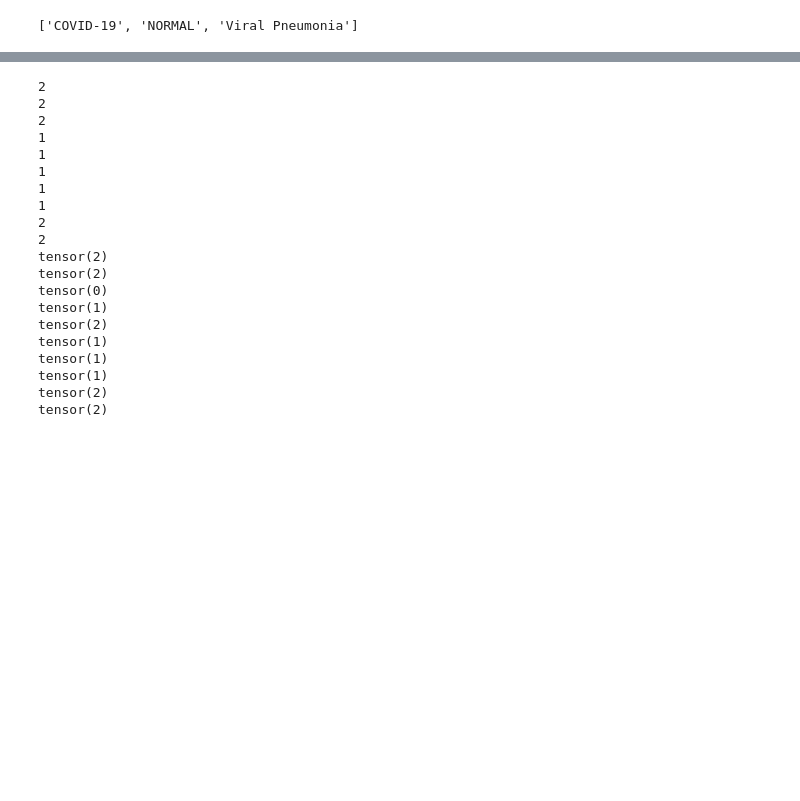
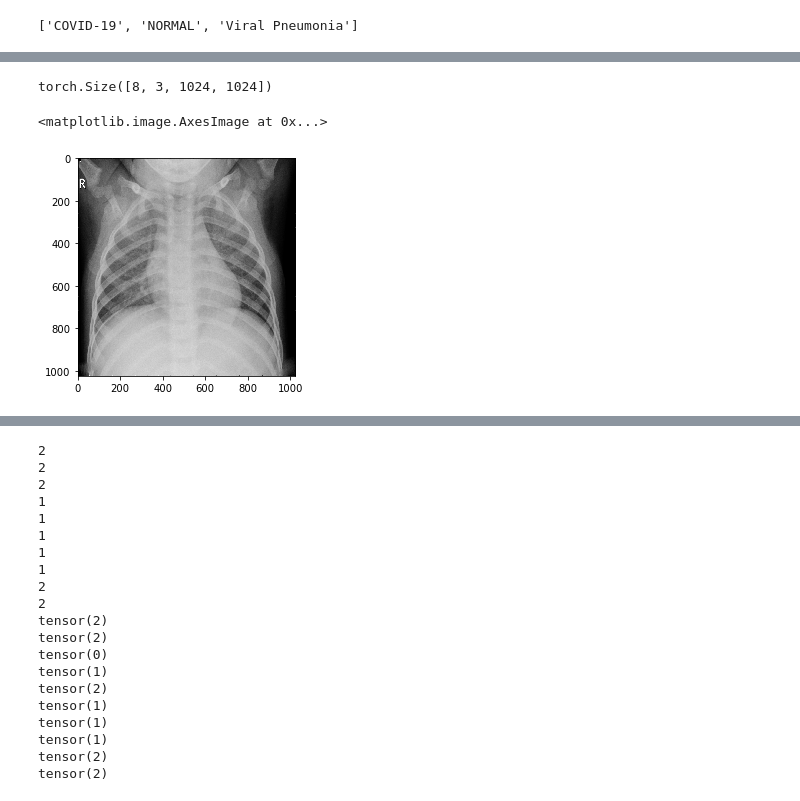
Before and after one commit to jmt0221/covid, a Jupyter notebook: covid-rec.ipynb, the cells around one changed output, grey strips where cells are left out. Drawn from its saved outputs; the diff is of its cells as text; code cells hidden in the pictures; blank space fills up the shorter version.

```diff
--- a/covid-rec.ipynb
+++ b/covid-rec.ipynb
@@ -46,0 +67,9 @@ tensor([2, 2, 0, 1, 2, 1, 1, 1, 2, 2])
+# %%
+inpt.shape
+# %% [output]
+torch.Size([8, 3, 1024, 1024])
+# %%
+plt.imshow(inpt[4].permute(1,2,0))
+# %% [output]
+<matplotlib.image.AxesImage at 0x...>
+[figure, added]
```
Also changed, not shown: parts of 12 cells of this notebook.
